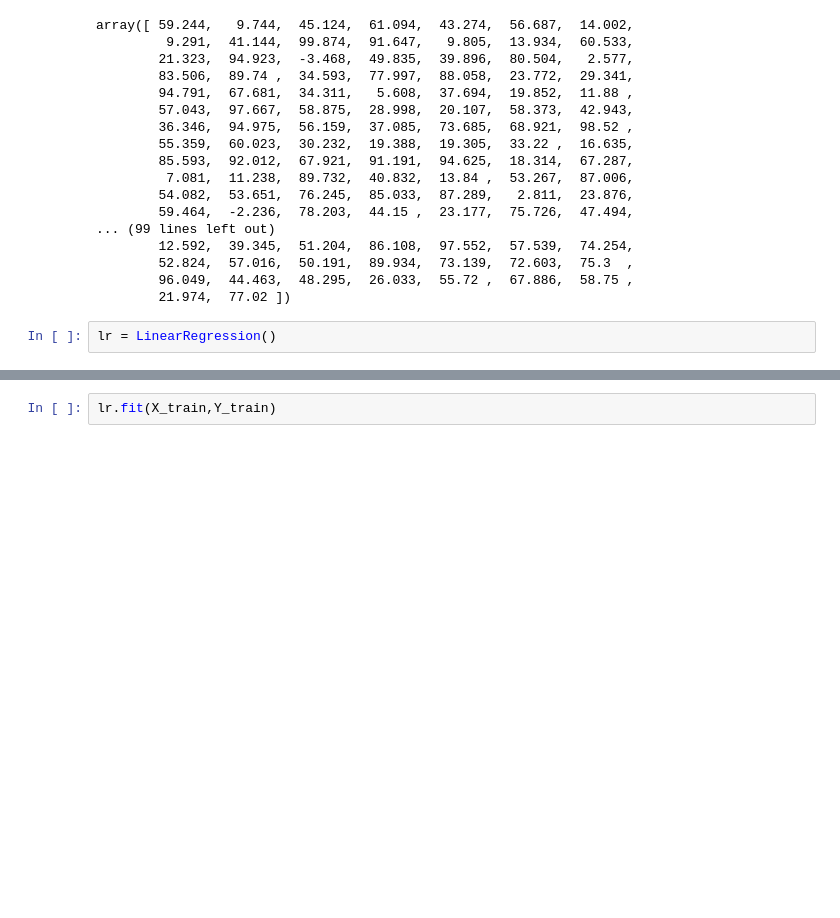
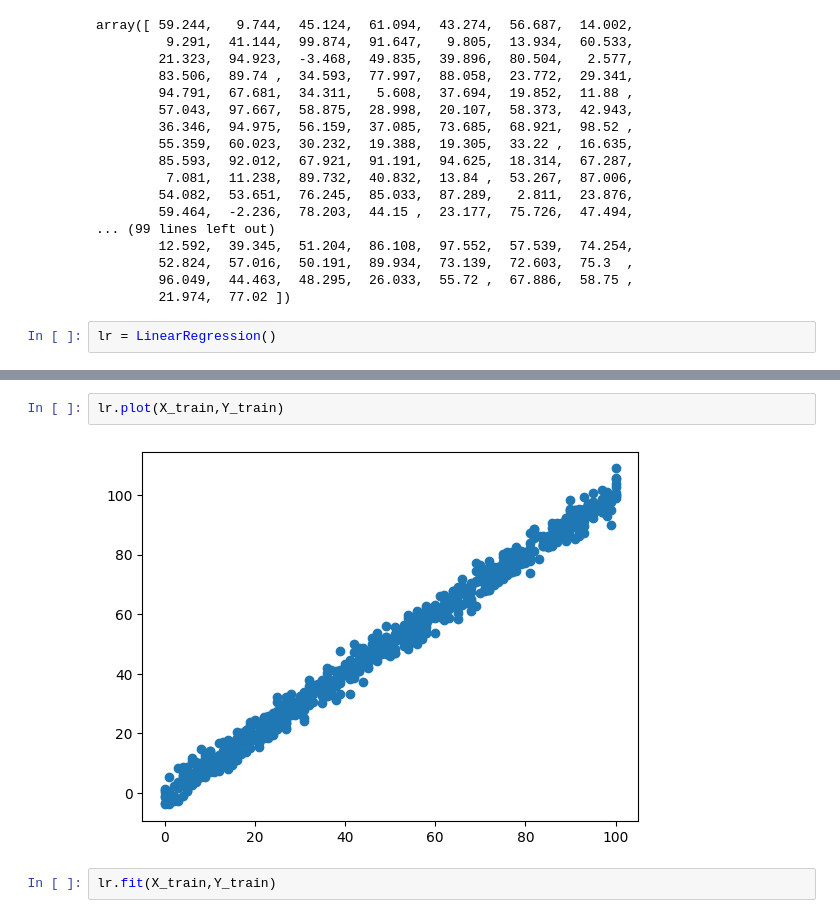
Before and after one commit to onlyVishesh/Learning-ML, a Jupyter notebook: Task/Linear Regression/linearRegression.ipynb, the cells around one changed output, grey strips where cells are left out. Saved outputs shown, nothing was run; the diff lists cells and outputs as text; blank space fills up the shorter version.

```diff
--- a/Task/Linear Regression/linearRegression.ipynb
+++ b/Task/Linear Regression/linearRegression.ipynb
@@ -159,3 +188,7 @@ lr = LinearRegression()
+# %%
+lr.plot(X_train,Y_train)
+# %% [output]
+[figure, added]
 # %%
 lr.fit(X_train,Y_train)
 # %%
```
Also changed, not shown: parts of 2 cells of this notebook, 5 other files.
